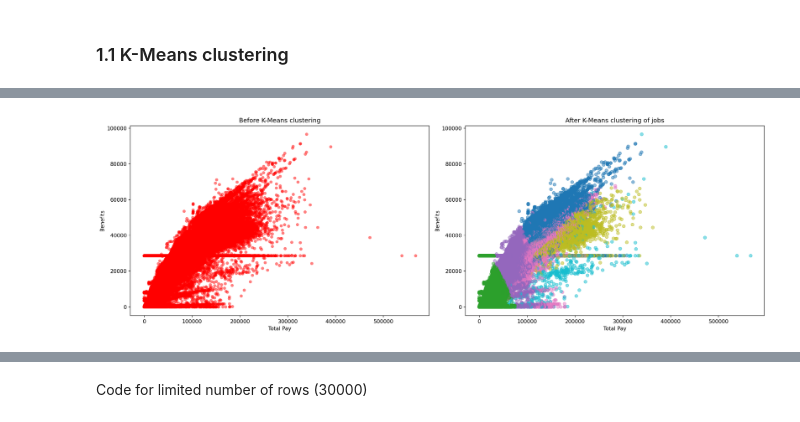
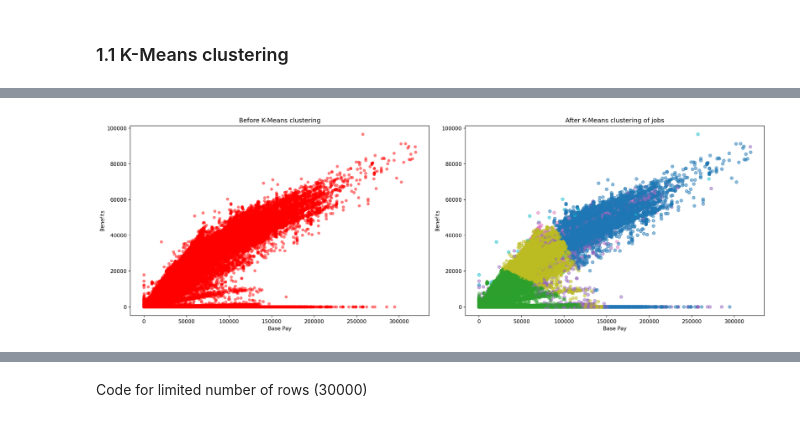
Before and after one commit to cricci3/Salaries_clustering, a Jupyter notebook: Project2_DA.ipynb, the cells around one changed output, grey strips where cells are left out. Saved outputs shown, nothing was run; the diff lists cells and outputs as text; code cells hidden in the pictures.

Commit message:
- no more outliers removing - remove neg pay rows - remove cols total pay and total pay & benefits - ...

```diff
--- a/Project2_DA.ipynb
+++ b/Project2_DA.ipynb
@@ -256,0 +425,6 @@ dtype: int64
+# %%
+cols = ['Base Pay',	'Overtime Pay',	'Other Pay',	'Benefits']
+# For each column, count how many rows have a negative value
+for col in cols:
+    negative_count = (df[col] < 0).sum()
+    print(f"{col}: {negative_count} rows with negative values")
@@ -256,0 +436,8 @@ dtype: int64
+# %%
+# Find rows where any of the pay columns have a negative value
+rows_with_negatives = (df[cols] < 0).any(axis=1)
+
+# Drop those rows
+df = df[~rows_with_negatives].reset_index(drop=True)
+
+print(f"New shape after dropping rows with negative pay: {df.shape}")
@@ -282,7 +706,0 @@ Jobs with negative values in the 'Benefits' column:
-# %%
-#since there are 4 jobs with Benefits value of less than 0, these will be avoided in the clustering graphs
-#df['Benefits'] = df['Benefits'].clip(lower=0)
-df = df.copy()
-df['Benefits'] = df['Benefits'].clip(lower=0)
-
-print(df[df['Benefits'] < 0])
@@ -293,7 +710,6 @@ Index: []
 # %%
 #selecting the columns relevant for the jobs based on their various attributes such as Base Pay, Overtime Pay, Other Pay, Benefits, Total Pay, Total Pay & Benefits
-column_features = ['Base Pay', 'Overtime Pay', 'Other Pay', 'Benefits', 'Total Pay', 'Total Pay & Benefits']
-jobs = df[column_features].copy()
+jobs = df[cols].copy()
 scaler = StandardScaler()
 jobs_scaled = scaler.fit_transform(jobs)
 # %% [markdown]
@@ -321,27 +731,31 @@ array([[ 1.50253412e+00, -3.04081040e-01, -7.23920825e-02,
 # %%
 #for plotting in 2D, choosing just two of the columns to determine what are different categories of jobs based on salaries and benefits?
-x_axis = 'Total Pay'
+df['Total Pay'] = df['Base Pay'] + df['Overtime Pay'] + df['Other Pay']
+df['Total Pay & Benefits'] = df['Total Pay'] + df['Benefits']
+
+# x_axis = 'Total Pay'
+x_axis = 'Base Pay'
 y_axis = 'Benefits'
 
 #creating plots next to each other to similarise the before and after clustering
 fig, ax = plt.subplots(1, 2, figsize=(18, 6), dpi=150)
 
 #the left plot shows data before K-Means clustering
 ax[0].scatter(df[x_axis], df[y_axis], edgecolor='none', facecolor='red', s=35, alpha=0.5)
 ax[0].set_title("Before K-Means clustering")
 ax[0].set_xlabel(x_axis)
 ax[0].set_ylabel(y_axis)
 
 #the right plot shows data after K-Means clustering for jobs
 ax[1].scatter(df[x_axis], df[y_axis], c=df['clustering_kmeans'], cmap='tab10', s=35, alpha=0.5)
 ax[1].set_title("After K-Means clustering of jobs")
 ax[1].set_xlabel(x_axis)
 ax[1].set_ylabel(y_axis)
 
 plt.tight_layout()
 plt.show()
 # %% [output]
-[figure, old version]
+[figure, new version]
 # %%
 #showing the 10 most frequent Benefit values and how often they appear to better understand the graphs above
 df['Benefits'].value_counts().sort_values(ascending=False).head(10)
```
Also changed, not shown: parts of 73 cells of this notebook.
